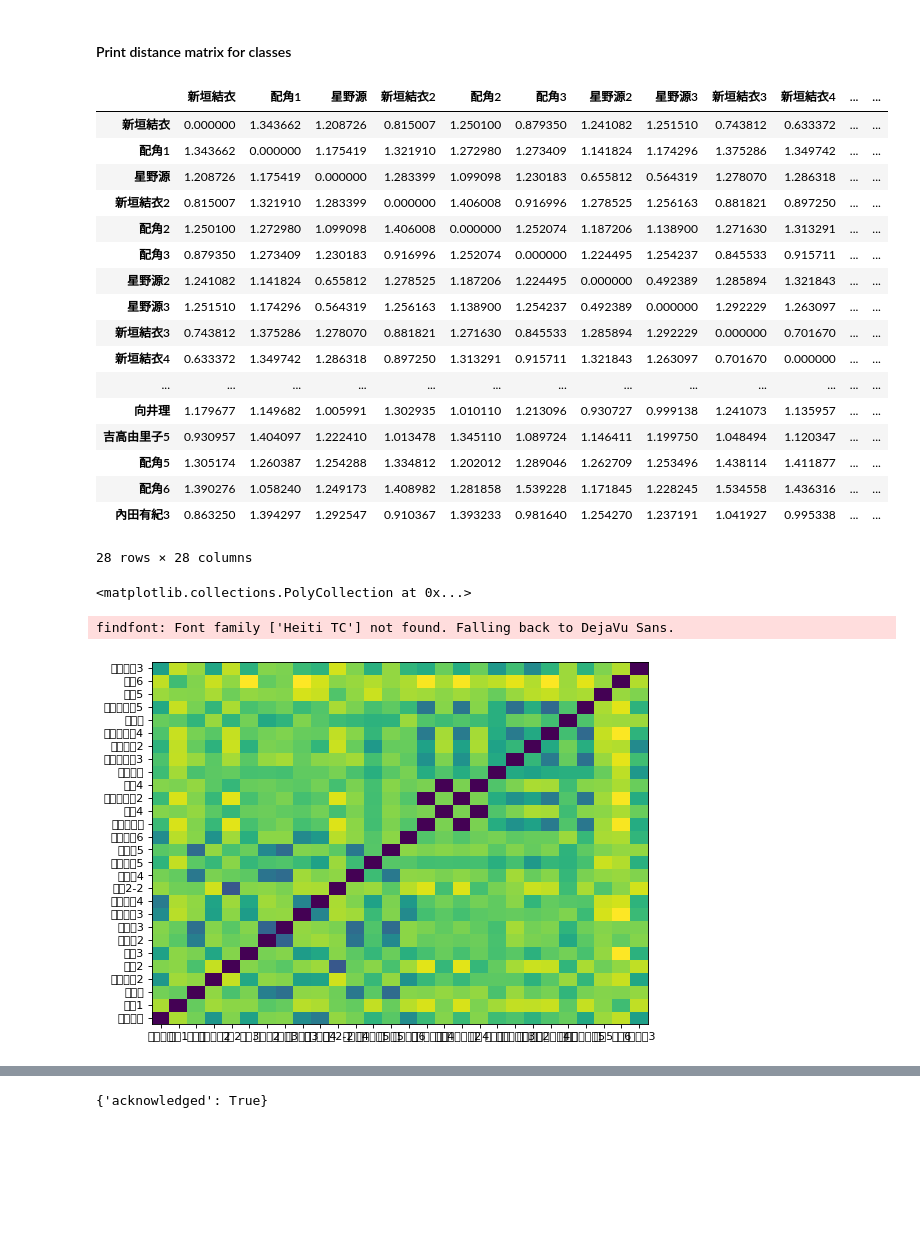
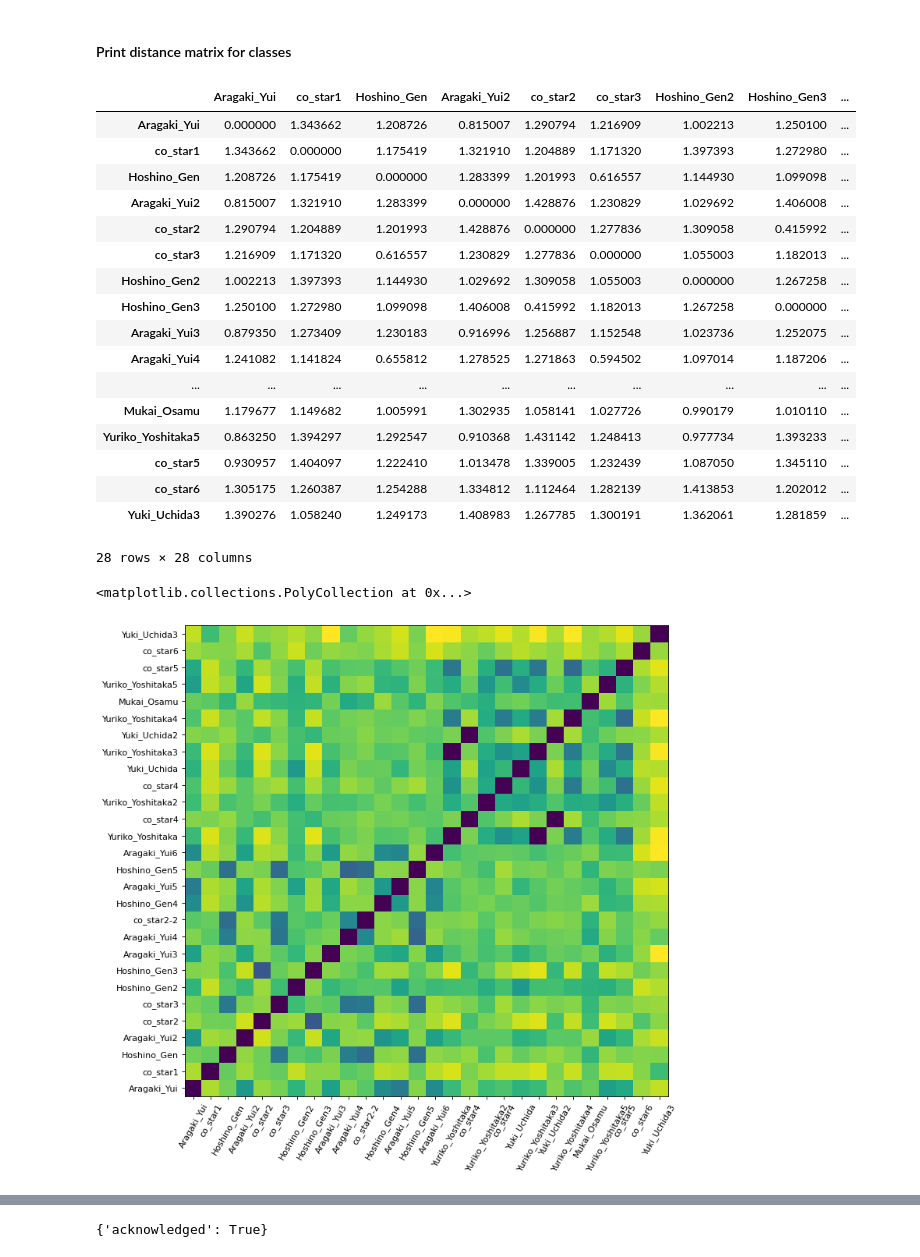
Before and after one commit to catwhiskers/facenet-pytorch, a Jupyter notebook: examples/infer-drama.ipynb, the cells around one changed output, grey strips where cells are left out. Drawn from its saved outputs; the diff is of its cells as text; code cells hidden in the pictures; blank space fills up the shorter version.

```diff
--- a/examples/infer-drama.ipynb
+++ b/examples/infer-drama.ipynb
@@ -53,7 +53,7 @@ from PIL import Image, ImageDraw
 aligned_faces = []
 picture_tracked = []
 detected_faces = []
-image_paths = ["./drama/drama_01","./drama/drama_02"]
+image_paths = ["../drama/drama_01","../drama/drama_02"]
 for p in image_paths:
     for img in os.listdir(p):
         im = Image.open(os.path.join(p, img))
@@ -104,10 +104,17 @@ for face in enumerte(detected_faces):
 ... (16 outputs left out)
 # %%
-names = ["新垣結衣", "配角1", "星野源", "新垣結衣2", "配角2",
-         "配角3", "星野源2", "星野源3", "新垣結衣3", "新垣結衣4",
-         "配角2-2", "星野源4", "新垣結衣5", "星野源5","新垣結衣6", "吉高由里子",
-         "配角4", "吉高由里子2","配角4","內田有紀","吉高由里子3","內田有紀2","吉高由里子4",
-         "向井理","吉高由里子5", "配角5", "配角6","內田有紀3"]
+# names = ["新垣結衣", "配角1", "星野源", "新垣結衣2", "配角2",
+#          "配角3", "星野源2", "星野源3", "新垣結衣3", "新垣結衣4",
+#          "配角2-2", "星野源4", "新垣結衣5", "星野源5","新垣結衣6", "吉高由里子",
+#          "配角4", "吉高由里子2","配角4","內田有紀","吉高由里子3","內田有紀2","吉高由里子4",
+#          "向井理","吉高由里子5", "配角5", "配角6","內田有紀3"]
+
+
+names = ["Aragaki_Yui", "co_star1", "Hoshino_Gen", "Aragaki_Yui2", "co_star2",
+         "co_star3", "Hoshino_Gen2", "Hoshino_Gen3", "Aragaki_Yui3", "Aragaki_Yui4",
+         "co_star2-2", "Hoshino_Gen4", "Aragaki_Yui5", "Hoshino_Gen5","Aragaki_Yui6", "Yuriko_Yoshitaka",
+         "co_star4", "Yuriko_Yoshitaka2","co_star4","Yuki_Uchida","Yuriko_Yoshitaka3","Yuki_Uchida2","Yuriko_Yoshitaka4",
+         "Mukai_Osamu","Yuriko_Yoshitaka5", "co_star5", "co_star6","Yuki_Uchida3"]
 # %% [markdown]
 #### Calculate image embeddings
 
@@ -138,36 +145,36 @@ dists = [[(e1 - e2).norm().item() for e2 in embeddings] for e1 in embeddings]
 df = pd.DataFrame(dists, columns=names, index=names)
 df
 # %% [output]
-|  | 新垣結衣 | 配角1 | 星野源 | 新垣結衣2 | 配角2 | 配角3 | 星野源2 | 星野源3 | 新垣結衣3 | 新垣結衣4 | ... | ... |
-| 新垣結衣 | 0.000000 | 1.343662 | 1.208726 | 0.815007 | 1.250100 | 0.879350 | 1.241082 | 1.251510 | 0.743812 | 0.633372 | ... | ... |
-| 配角1 | 1.343662 | 0.000000 | 1.175419 | 1.321910 | 1.272980 | 1.273409 | 1.141824 | 1.174296 | 1.375286 | 1.349742 | ... | ... |
-| 星野源 | 1.208726 | 1.175419 | 0.000000 | 1.283399 | 1.099098 | 1.230183 | 0.655812 | 0.564319 | 1.278070 | 1.286318 | ... | ... |
-| 新垣結衣2 | 0.815007 | 1.321910 | 1.283399 | 0.000000 | 1.406008 | 0.916996 | 1.278525 | 1.256163 | 0.881821 | 0.897250 | ... | ... |
-| 配角2 | 1.250100 | 1.272980 | 1.099098 | 1.406008 | 0.000000 | 1.252074 | 1.187206 | 1.138900 | 1.271630 | 1.313291 | ... | ... |
-| 配角3 | 0.879350 | 1.273409 | 1.230183 | 0.916996 | 1.252074 | 0.000000 | 1.224495 | 1.254237 | 0.845533 | 0.915711 | ... | ... |
-| 星野源2 | 1.241082 | 1.141824 | 0.655812 | 1.278525 | 1.187206 | 1.224495 | 0.000000 | 0.492389 | 1.285894 | 1.321843 | ... | ... |
-| 星野源3 | 1.251510 | 1.174296 | 0.564319 | 1.256163 | 1.138900 | 1.254237 | 0.492389 | 0.000000 | 1.292229 | 1.263097 | ... | ... |
-| 新垣結衣3 | 0.743812 | 1.375286 | 1.278070 | 0.881821 | 1.271630 | 0.845533 | 1.285894 | 1.292229 | 0.000000 | 0.701670 | ... | ... |
-| 新垣結衣4 | 0.633372 | 1.349742 | 1.286318 | 0.897250 | 1.313291 | 0.915711 | 1.321843 | 1.263097 | 0.701670 | 0.000000 | ... | ... |
-| ... | ... | ... | ... | ... | ... | ... | ... | ... | ... | ... | ... | ... |
-| 向井理 | 1.179677 | 1.149682 | 1.005991 | 1.302935 | 1.010110 | 1.213096 | 0.930727 | 0.999138 | 1.241073 | 1.135957 | ... | ... |
-| 吉高由里子5 | 0.930957 | 1.404097 | 1.222410 | 1.013478 | 1.345110 | 1.089724 | 1.146411 | 1.199750 | 1.048494 | 1.120347 | ... | ... |
-| 配角5 | 1.305174 | 1.260387 | 1.254288 | 1.334812 | 1.202012 | 1.289046 | 1.262709 | 1.253496 | 1.438114 | 1.411877 | ... | ... |
-| 配角6 | 1.390276 | 1.058240 | 1.249173 | 1.408982 | 1.281858 | 1.539228 | 1.171845 | 1.228245 | 1.534558 | 1.436316 | ... | ... |
-| 內田有紀3 | 0.863250 | 1.394297 | 1.292547 | 0.910367 | 1.393233 | 0.981640 | 1.254270 | 1.237191 | 1.041927 | 0.995338 | ... | ... |
+|  | Aragaki_Yui | co_star1 | Hoshino_Gen | Aragaki_Yui2 | co_star2 | co_star3 | Hoshino_Gen2 | Hoshino_Gen3 | ... |
+| Aragaki_Yui | 0.000000 | 1.343662 | 1.208726 | 0.815007 | 1.290794 | 1.216909 | 1.002213 | 1.250100 | ... |
+| co_star1 | 1.343662 | 0.000000 | 1.175419 | 1.321910 | 1.204889 | 1.171320 | 1.397393 | 1.272980 | ... |
+| Hoshino_Gen | 1.208726 | 1.175419 | 0.000000 | 1.283399 | 1.201993 | 0.616557 | 1.144930 | 1.099098 | ... |
+| Aragaki_Yui2 | 0.815007 | 1.321910 | 1.283399 | 0.000000 | 1.428876 | 1.230829 | 1.029692 | 1.406008 | ... |
+| co_star2 | 1.290794 | 1.204889 | 1.201993 | 1.428876 | 0.000000 | 1.277836 | 1.309058 | 0.415992 | ... |
+| co_star3 | 1.216909 | 1.171320 | 0.616557 | 1.230829 | 1.277836 | 0.000000 | 1.055003 | 1.182013 | ... |
+| Hoshino_Gen2 | 1.002213 | 1.397393 | 1.144930 | 1.029692 | 1.309058 | 1.055003 | 0.000000 | 1.267258 | ... |
+| Hoshino_Gen3 | 1.250100 | 1.272980 | 1.099098 | 1.406008 | 0.415992 | 1.182013 | 1.267258 | 0.000000 | ... |
+| Aragaki_Yui3 | 0.879350 | 1.273409 | 1.230183 | 0.916996 | 1.256887 | 1.152548 | 1.023736 | 1.252075 | ... |
+| Aragaki_Yui4 | 1.241082 | 1.141824 | 0.655812 | 1.278525 | 1.271863 | 0.594502 | 1.097014 | 1.187206 | ... |
+| ... | ... | ... | ... | ... | ... | ... | ... | ... | ... |
+| Mukai_Osamu | 1.179677 | 1.149682 | 1.005991 | 1.302935 | 1.058141 | 1.027726 | 0.990179 | 1.010110 | ... |
+| Yuriko_Yoshitaka5 | 0.863250 | 1.394297 | 1.292547 | 0.910368 | 1.431142 | 1.248413 | 0.977734 | 1.393233 | ... |
+| co_star5 | 0.930957 | 1.404097 | 1.222410 | 1.013478 | 1.339005 | 1.232439 | 1.087050 | 1.345110 | ... |
+| co_star6 | 1.305175 | 1.260387 | 1.254288 | 1.334812 | 1.112464 | 1.282139 | 1.413853 | 1.202012 | ... |
+| Yuki_Uchida3 | 1.390276 | 1.058240 | 1.249173 | 1.408983 | 1.267785 | 1.300191 | 1.362061 | 1.281859 | ... |
 28 rows × 28 columns
 # %%
 import matplotlib.pyplot as plt
 from matplotlib.pyplot import figure
 
-figure(figsize=(8, 6), dpi=80)
+figure(figsize=(10, 10), dpi=80)
 plt.yticks(np.arange(0.5, len(df.index), 1), df.index)
 plt.xticks(np.arange(0.5, len(df.columns), 1), df.columns)
+plt.xticks(rotation = 60)
 plt.pcolor(df)
 # %% [output]
 <matplotlib.collections.PolyCollection at 0x...>
-findfont: Font family ['Heiti TC'] not found. Falling back to DejaVu Sans.
-[figure, old version]
+[figure, new version]
 # %%
 !pip install requests
 !pip install requests-aws4auth
```
Also changed, not shown: parts of 5 cells of this notebook, 5 other files.
